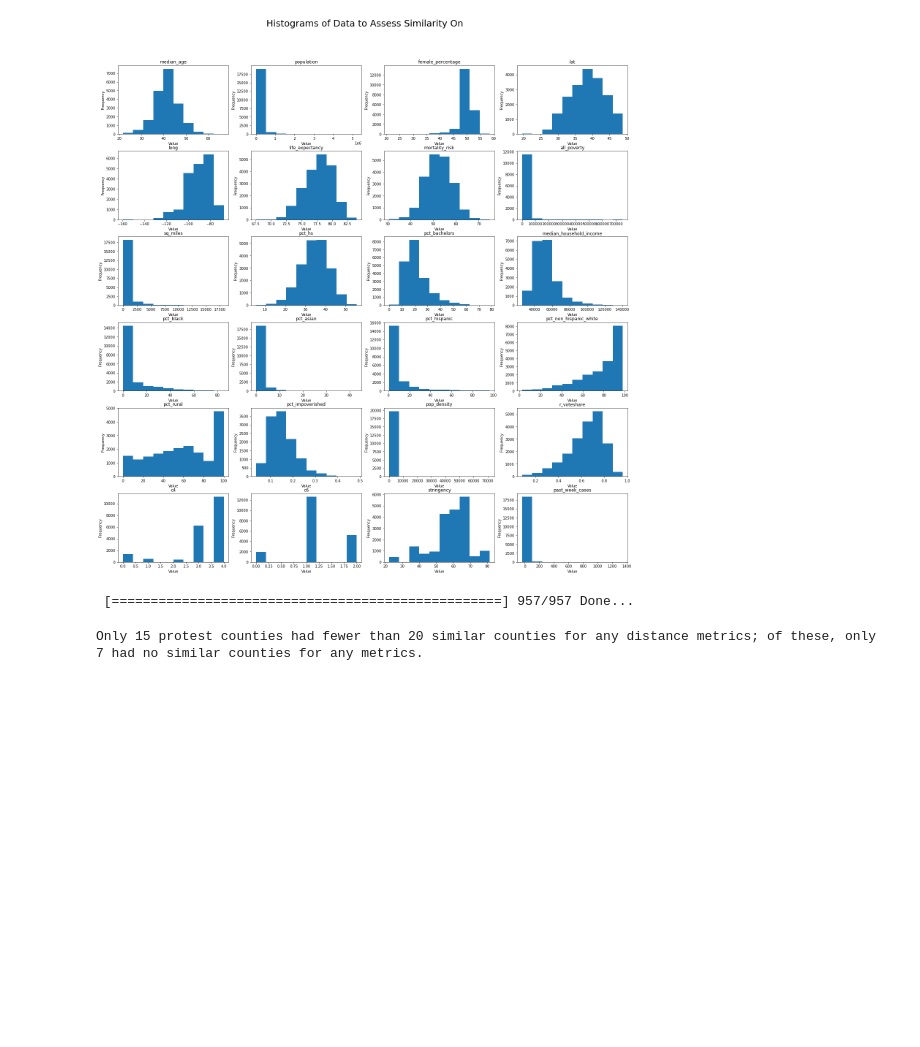
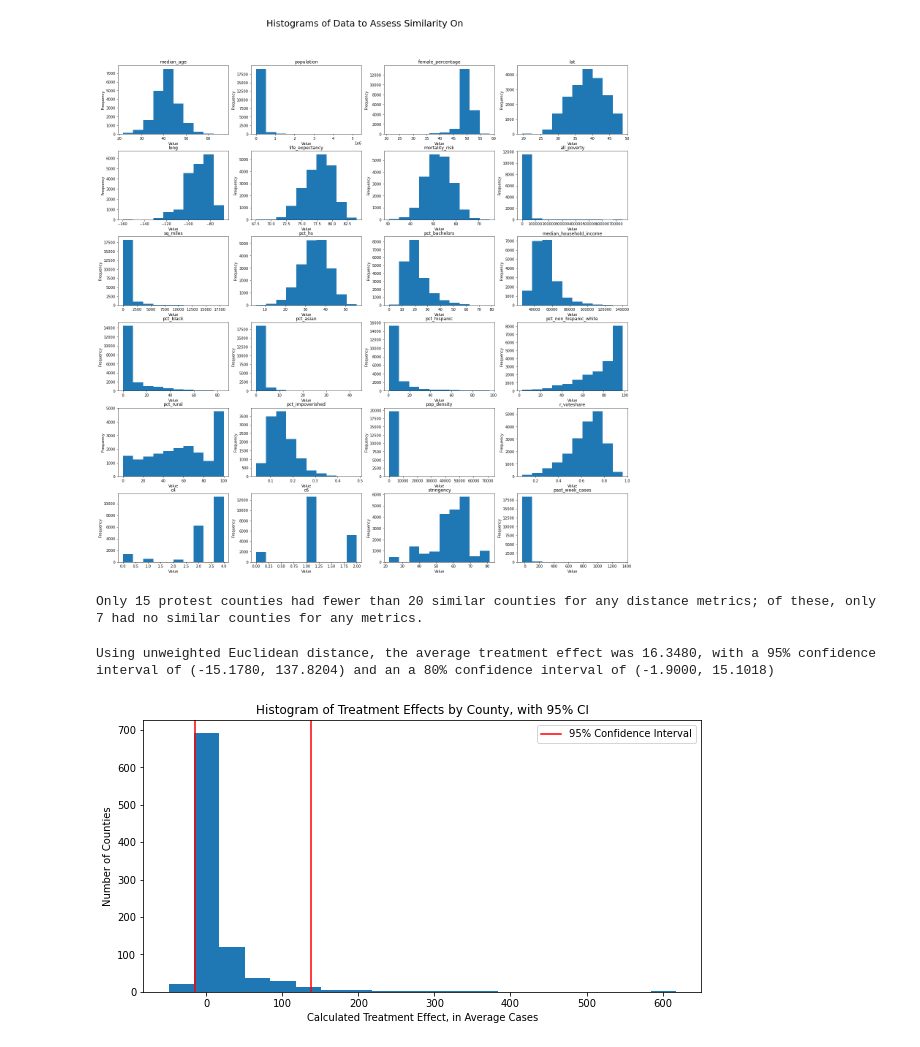
Before and after one commit to MichaelYinGH/ac209project, a Jupyter notebook: notebooks/treatment.ipynb, the cells around one changed output. Saved outputs shown, nothing was run; the diff lists cells and outputs as text; code cells hidden in the pictures; blank space fills up the shorter version.

Commit message:
Redid CIs and plots for treatment effects

```diff
--- a/notebooks/treatment.ipynb
+++ b/notebooks/treatment.ipynb
@@ -106,22 +106,20 @@ def progressbar(n_step, n_total):
     sys.stdout.write(text)
     sys.stdout.flush()
 # %%
-nearest_idx = {}
-checks = ["pop_density", "past_week_cases", "r_voteshare"]
-check_vals = [0.3, 0.3, 0.3]
+# nearest_idx = {}
+# checks = ["pop_density", "past_week_cases", "r_voteshare"]
+# check_vals = [0.3, 0.3, 0.3]
 
-closest = {}
-# test = 0
-for idx, row in search_df.iterrows():
-#     if test >= 2:
-#         break
-    closest[idx] = find_approx_closest(compare_df[no_df.date == yes_df.date[idx]], row, checks, check_vals, n = 20, num_weights = 20)
-    progressbar(idx, search_df.shape[0])
-#     test += 1
+# closest = {}
+# # test = 0
+# for idx, row in search_df.iterrows():
+# #     if test >= 2:
+# #         break
+#     closest[idx] = find_approx_closest(compare_df[no_df.date == yes_df.date[idx]], row, checks, check_vals, n = 20, num_weights = 20)
+#     progressbar(idx, search_df.shape[0])
+# #     test += 1
 
-np.save("../processed_data/closest_counties.npy", closest)
+# np.save("../processed_data/closest_counties.npy", closest)
-# %% [output]
- [==================================================] 957/957 Done...
 # %%
 closest = np.load("../processed_data/closest_counties.npy", allow_pickle = "TRUE").item()
 # %%
@@ -149,0 +150,26 @@ for ind, row in closest_counties.iterrows():
+# %%
+treatment_ueuc = diff.euc_unweighted
+
+treatment_ueuc_avg = np.nanmean(treatment_ueuc)
+treatment_ueuc_sorted = treatment_ueuc.dropna().values
+treatment_ueuc_sorted.sort()
+treatment_ueuc_ci_l, treatment_ueuc_ci_r = (np.percentile(treatment_ueuc_sorted, 2.5), np.percentile(treatment_ueuc_sorted, 97.5))
+treatment_ueuc_50ci_l, treatment_ueuc_50ci_r = (np.percentile(treatment_ueuc_sorted, 25), np.percentile(treatment_ueuc_sorted, 75))
+
+print(f"Using unweighted Euclidean distance, the average treatment effect was {treatment_ueuc_avg:.4f}, with a 95% confidence interval of ({treatment_ueuc_ci_l:.4f}, {treatment_ueuc_ci_r:.4f}) and an a 80% confidence interval of ({treatment_ueuc_50ci_l:.4f}, {treatment_ueuc_50ci_r:.4f})")
+# %% [output]
+Using unweighted Euclidean distance, the average treatment effect was 16.3480, with a 95% confidence interval of (-15.1780, 137.8204) and an a 80% confidence interval of (-1.9000, 15.1018)
+# %%
+fig, ax = plt.subplots(1, 1, figsize = (10, 5))
+
+ax.hist(treatment_ueuc, 20)
+ax.axvline(treatment_ueuc_ci_l, c = "r")
+ax.axvline(treatment_ueuc_ci_r, c = "r")
+ax.set_xlabel("Calculated Treatment Effect, in Average Cases")
+ax.set_ylabel("Number of Counties")
+ax.set_title("Histogram of Treatment Effects by County, with 95% CI")
+ax.legend(["95% Confidence Interval"])
+
+fig.show()
+# %% [output]
+[figure, added]
```
Also changed, not shown: parts of 5 cells of this notebook.
